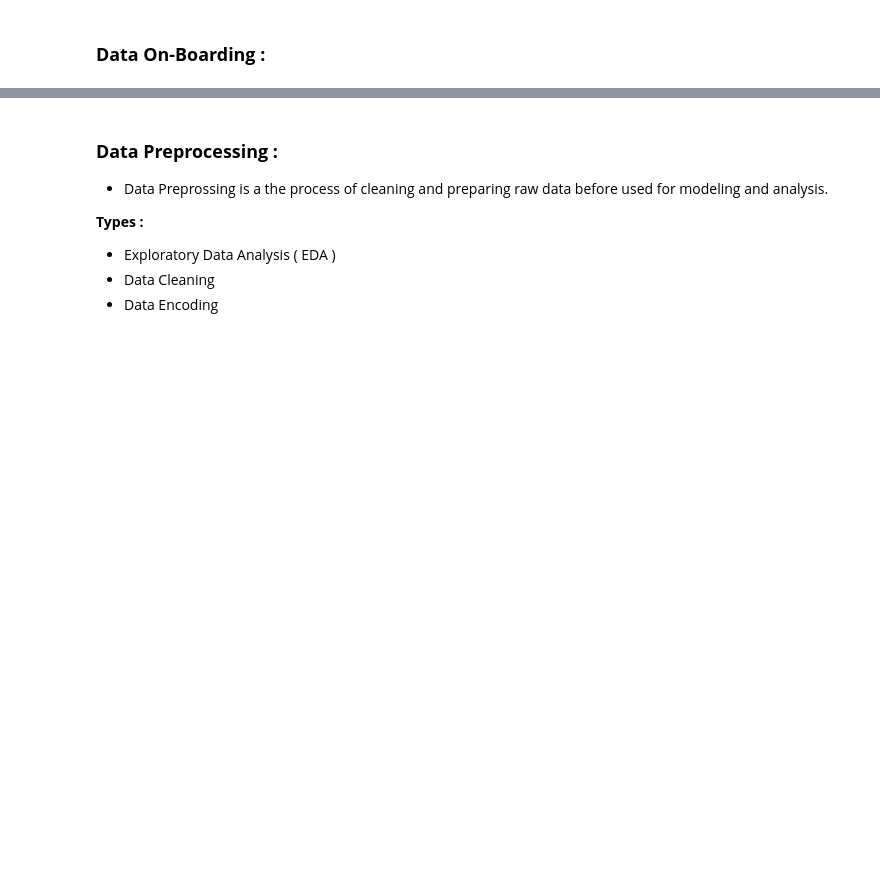
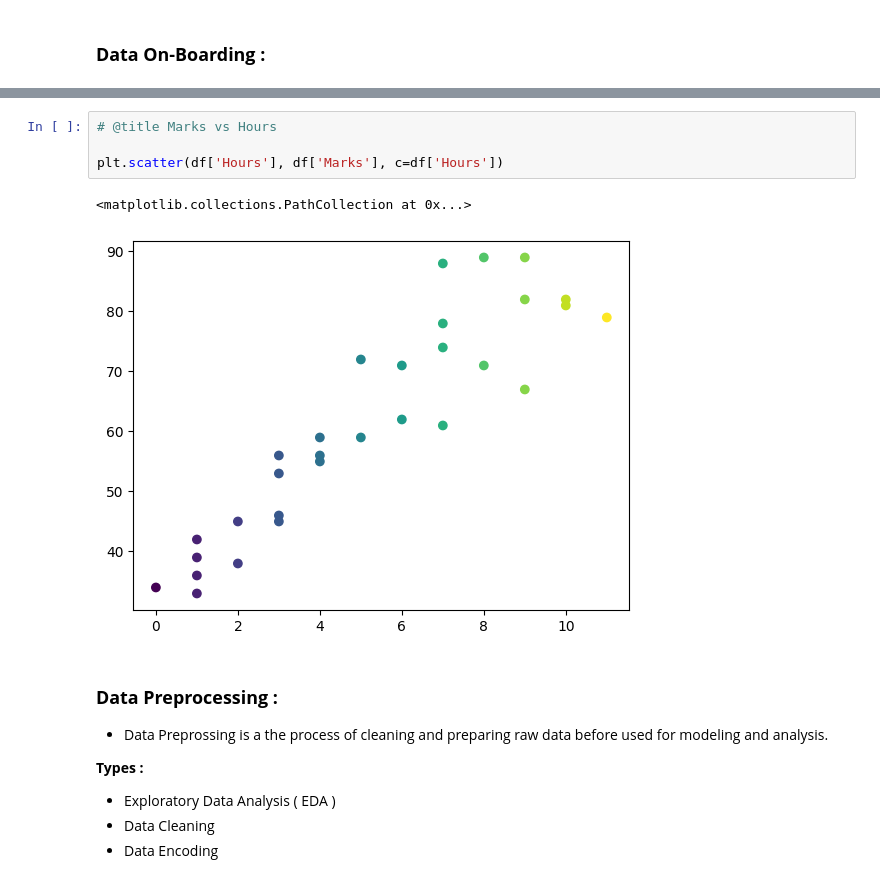
Before and after one commit to Ranjith5720/Regression_Models, a Jupyter notebook: Multi_Linear_Regression.ipynb, the cells around one changed output, grey strips where cells are left out. Cells and saved outputs as stored; diff of their text form; blank space fills up the shorter version.

```diff
--- a/Multi_Linear_Regression.ipynb
+++ b/Multi_Linear_Regression.ipynb
@@ -40,6 +40,13 @@ df
 | 27 | 10 | 8 | 81 |
 | 28 | 10 | 8 | 82 |
 | 29 | 11 | 7 | 79 |
+# %%
+# @title Marks vs Hours
+
+plt.scatter(df['Hours'], df['Marks'], c=df['Hours'])
+# %% [output]
+<matplotlib.collections.PathCollection at 0x...>
+[figure, added]
 # %% [markdown]
 ### **Data Preprocessing :**
 
```
Also changed, not shown: parts of 24 cells of this notebook.
